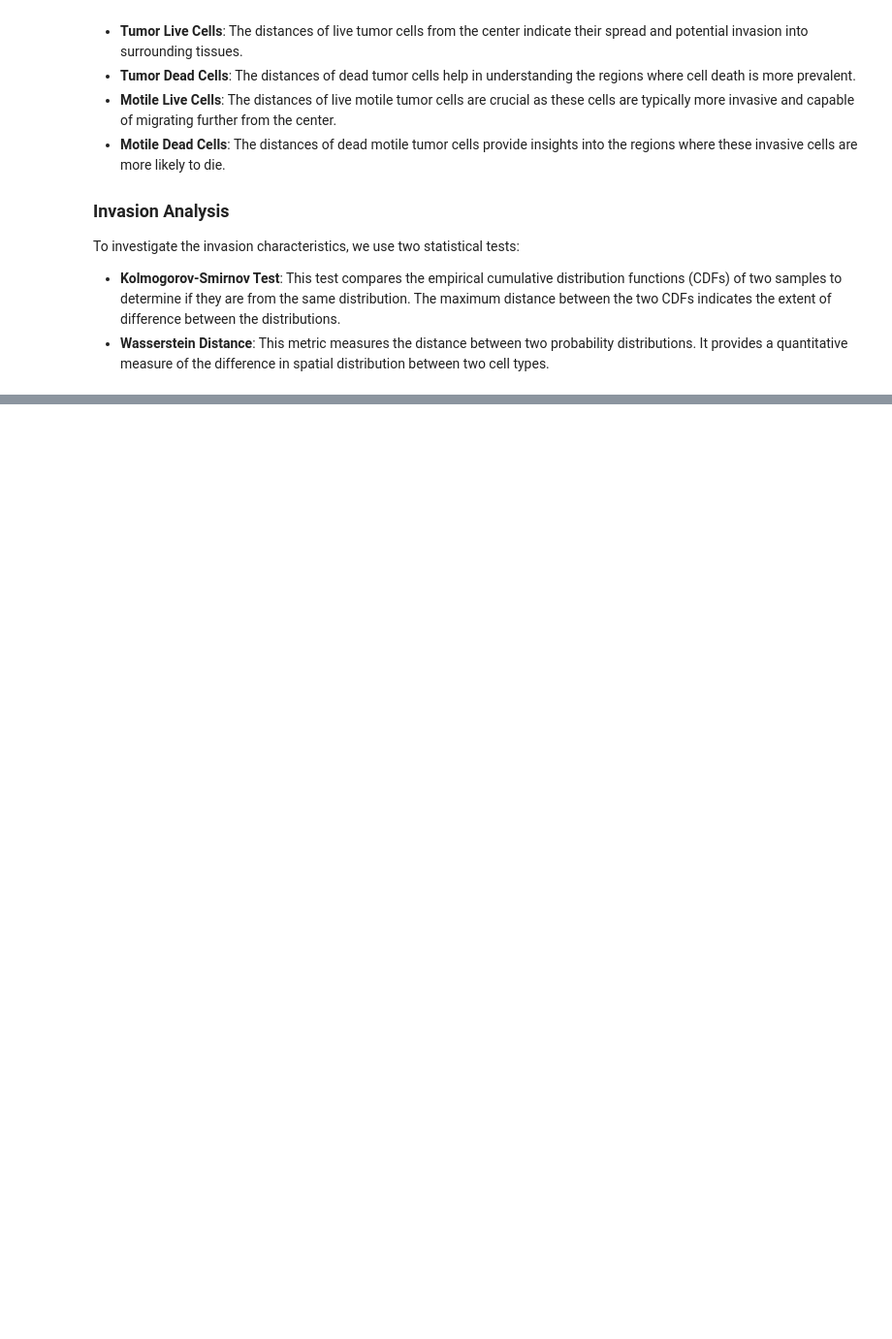
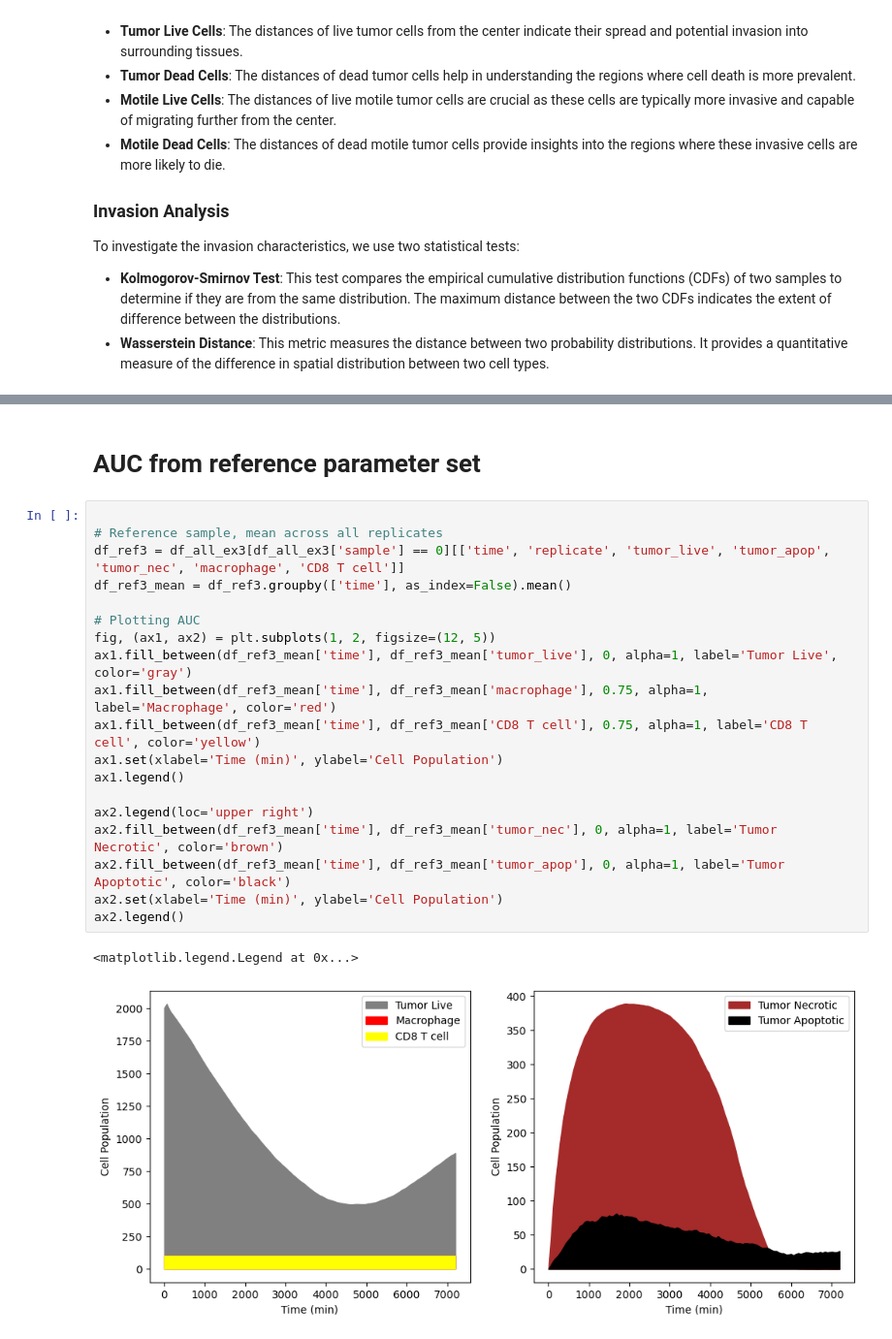
Before and after one commit to PhysiCell-Models/grammar_samples, a Jupyter notebook: Sensitivity_Analysis/Metrics.ipynb, the cells around one changed output, grey strips where cells are left out. Shown at 97% size. Saved outputs shown, nothing was run; the diff lists cells and outputs as text; blank space fills up the shorter version.

```diff
--- a/Sensitivity_Analysis/Metrics.ipynb
+++ b/Sensitivity_Analysis/Metrics.ipynb
@@ -138,0 +147,24 @@ plt.show()
+# %% [markdown]
+# AUC from reference parameter set
+# %%
+
+# Reference sample, mean across all replicates
+df_ref3 = df_all_ex3[df_all_ex3['sample'] == 0][['time', 'replicate', 'tumor_live', 'tumor_apop', 'tumor_nec', 'macrophage', 'CD8 T cell']]
+df_ref3_mean = df_ref3.groupby(['time'], as_index=False).mean()
+
+# Plotting AUC
+fig, (ax1, ax2) = plt.subplots(1, 2, figsize=(12, 5))
+ax1.fill_between(df_ref3_mean['time'], df_ref3_mean['tumor_live'], 0, alpha=1, label='Tumor Live', color='gray')
+ax1.fill_between(df_ref3_mean['time'], df_ref3_mean['macrophage'], 0.75, alpha=1, label='Macrophage', color='red')
+ax1.fill_between(df_ref3_mean['time'], df_ref3_mean['CD8 T cell'], 0.75, alpha=1, label='CD8 T cell', color='yellow')
+ax1.set(xlabel='Time (min)', ylabel='Cell Population')
+ax1.legend()
+
+ax2.legend(loc='upper right')
+ax2.fill_between(df_ref3_mean['time'], df_ref3_mean['tumor_nec'], 0, alpha=1, label='Tumor Necrotic', color='brown')
+ax2.fill_between(df_ref3_mean['time'], df_ref3_mean['tumor_apop'], 0, alpha=1, label='Tumor Apoptotic', color='black')
+ax2.set(xlabel='Time (min)', ylabel='Cell Population')
+ax2.legend()
+# %% [output]
+<matplotlib.legend.Legend at 0x...>
+[figure, added]
```
Also changed, not shown: parts of 8 cells of this notebook, 8 other files.
